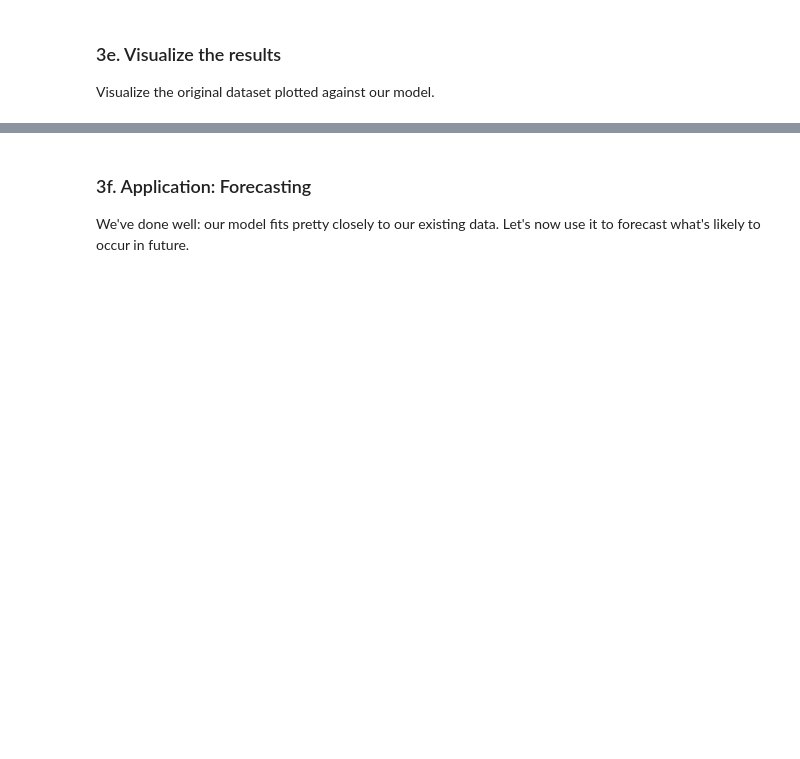
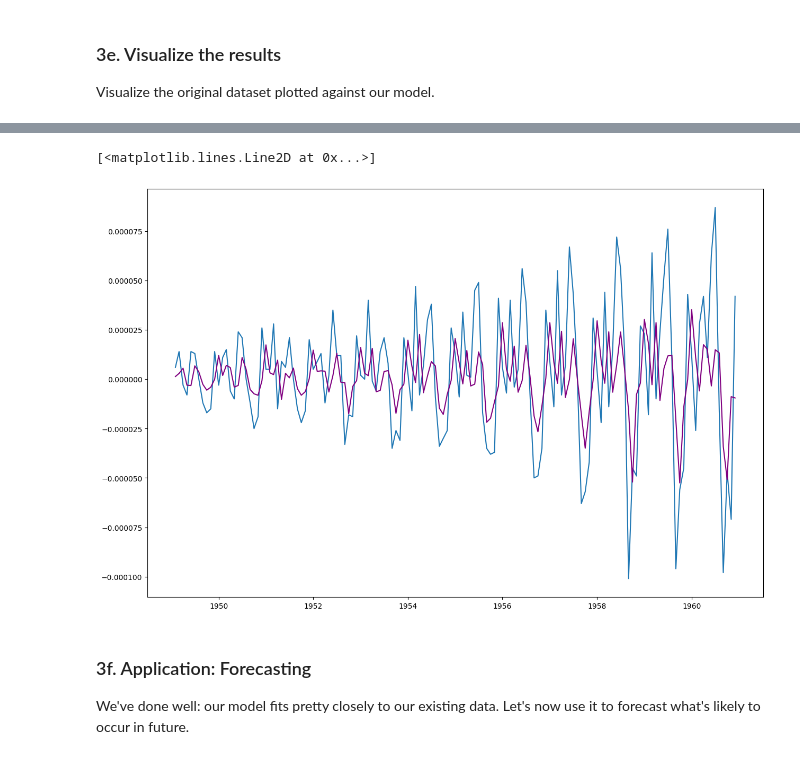
Before and after one commit to Tankstar03/Springboard, a Jupyter notebook: Cowboys&CigrettesCaseStudy/Cowboy Cigarettes Case Study - Tier 3.ipynb, the cells around one changed output, grey strips where cells are left out. Cells and saved outputs as stored; diff of their text form; code cells hidden in the pictures; blank space fills up the shorter version.

```diff
--- a/Cowboys&CigrettesCaseStudy/Cowboy Cigarettes Case Study - Tier 3.ipynb
+++ b/Cowboys&CigrettesCaseStudy/Cowboy Cigarettes Case Study - Tier 3.ipynb
@@ -406,6 +395,10 @@ So the best p,d, q, parameters for our ARIMA model are 2, 1, 1 respectively. Now
 best_model = ARIMA(y, order=(2, 1, 1))
 model_fit = best_model.fit()
 forecast = model_fit.forecast(24)
+# %%
+best_model_2 = ARIMA(y, order=(2, 0, 1))
+model_fit_2 = best_model_2.fit()
+forecast_2 = model_fit_2.forecast(24)
 # %% [markdown]
 We can take a look at a summary of the model this library has built around our data.
 # %%
@@ -445,3 +462,10 @@ plt.plot(model_fit.predict()[1:], color = 'red')
+# %%
+plt.figure(figsize=(15,10))
+plt.plot(y)
+plt.plot(model_fit_2.predict(), color = 'purple')
+# %% [output]
+[<matplotlib.lines.Line2D at 0x...>]
+[figure, added]
 # %% [markdown]
 ### 3f. Application: Forecasting
 
```
Also changed, not shown: parts of 15 cells of this notebook.
